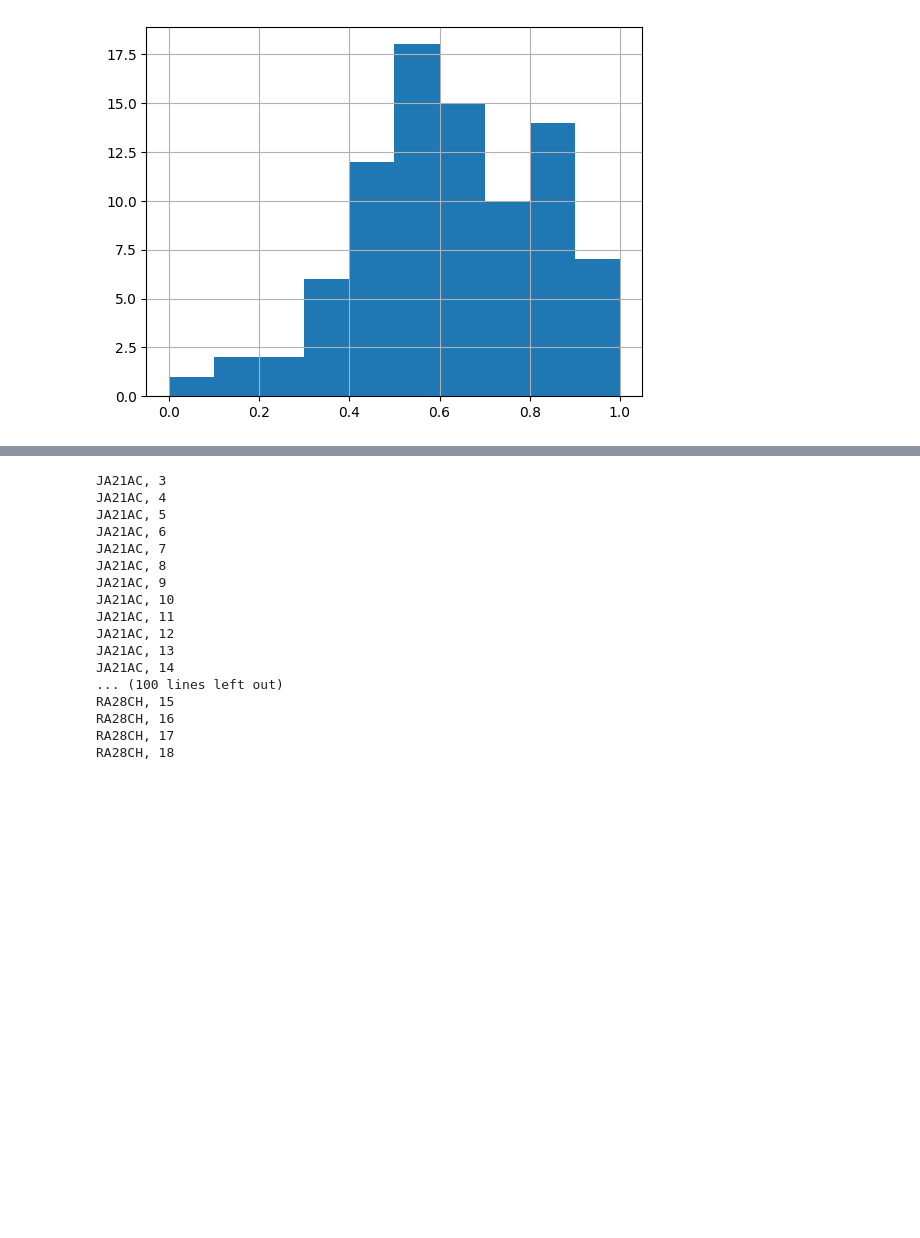
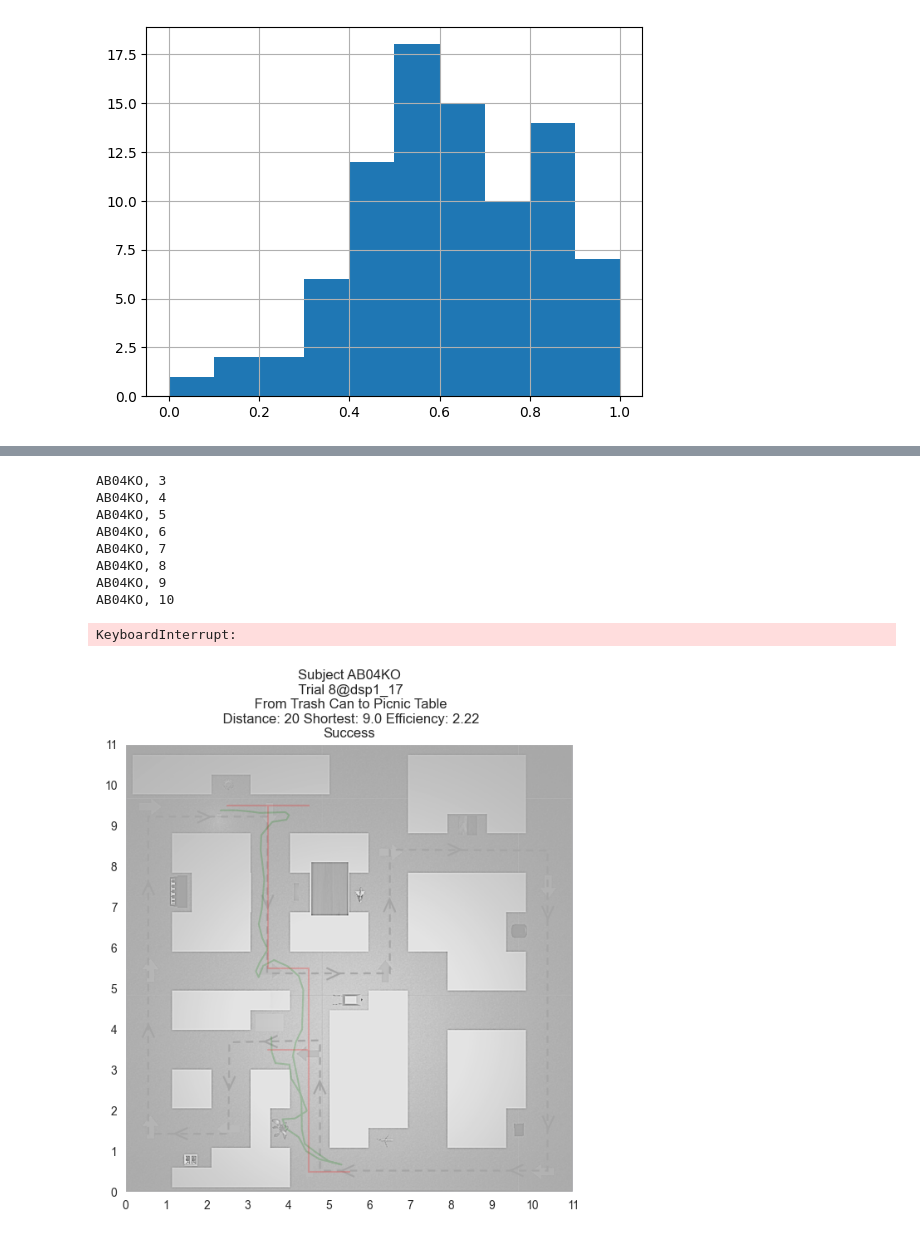
Before and after one commit to greasycat/NewDesktopDSP, a Jupyter notebook: main.ipynb, the cells around one changed output, grey strips where cells are left out. Drawn from its saved outputs; the diff is of its cells as text; code cells hidden in the pictures; blank space fills up the shorter version.

```diff
--- a/main.ipynb
+++ b/main.ipynb
@@ -171,22 +178,15 @@ movement_analyzer.export_processed_data_for_all_subjects()
 # %%
 # can set up excluding
-movement_analyzer.plots_for_all_subjects(save_only = True)
+movement_analyzer.plots_for_all_subjects(folder="path_plot_1", save_only = True)
 # %% [output]
-JA21AC, 3
-JA21AC, 4
-JA21AC, 5
-JA21AC, 6
-JA21AC, 7
-JA21AC, 8
-JA21AC, 9
-JA21AC, 10
-JA21AC, 11
-JA21AC, 12
-JA21AC, 13
-JA21AC, 14
-... (100 lines left out)
-RA28CH, 15
-RA28CH, 16
-RA28CH, 17
-RA28CH, 18
+AB04KO, 3
+AB04KO, 4
+AB04KO, 5
+AB04KO, 6
+AB04KO, 7
+AB04KO, 8
+AB04KO, 9
+AB04KO, 10
+KeyboardInterrupt:
+[figure, added]
 # %%
```
Also changed, not shown: parts of 11 cells of this notebook, 33 other files.
